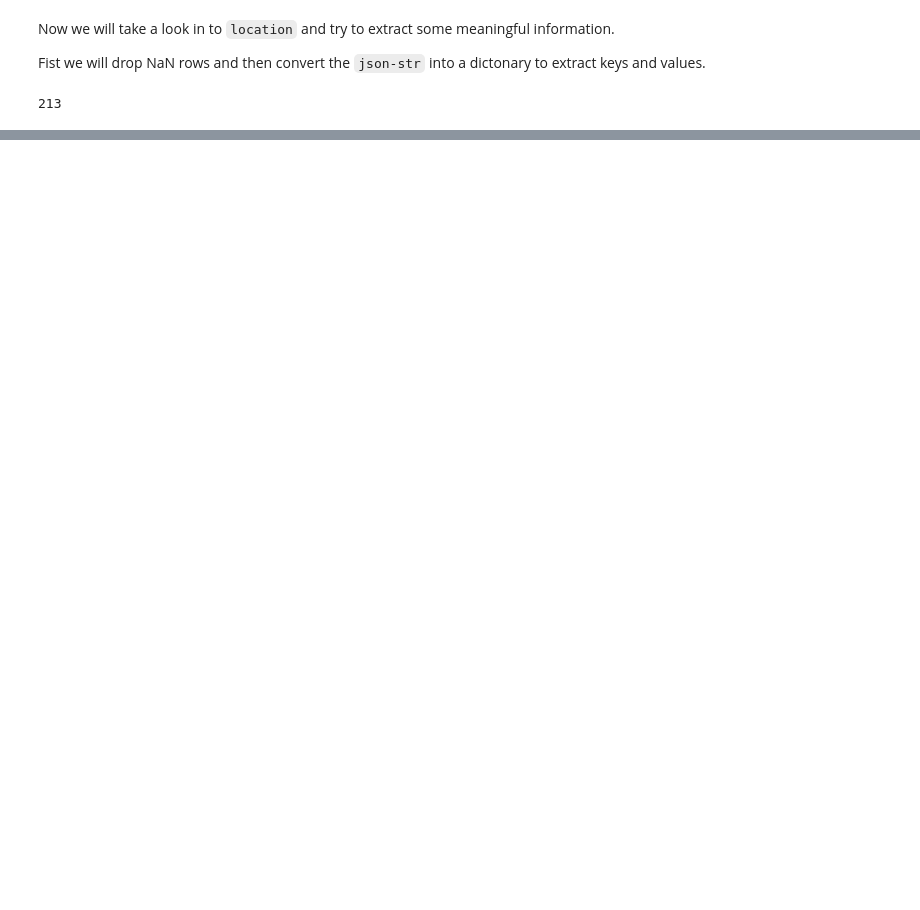
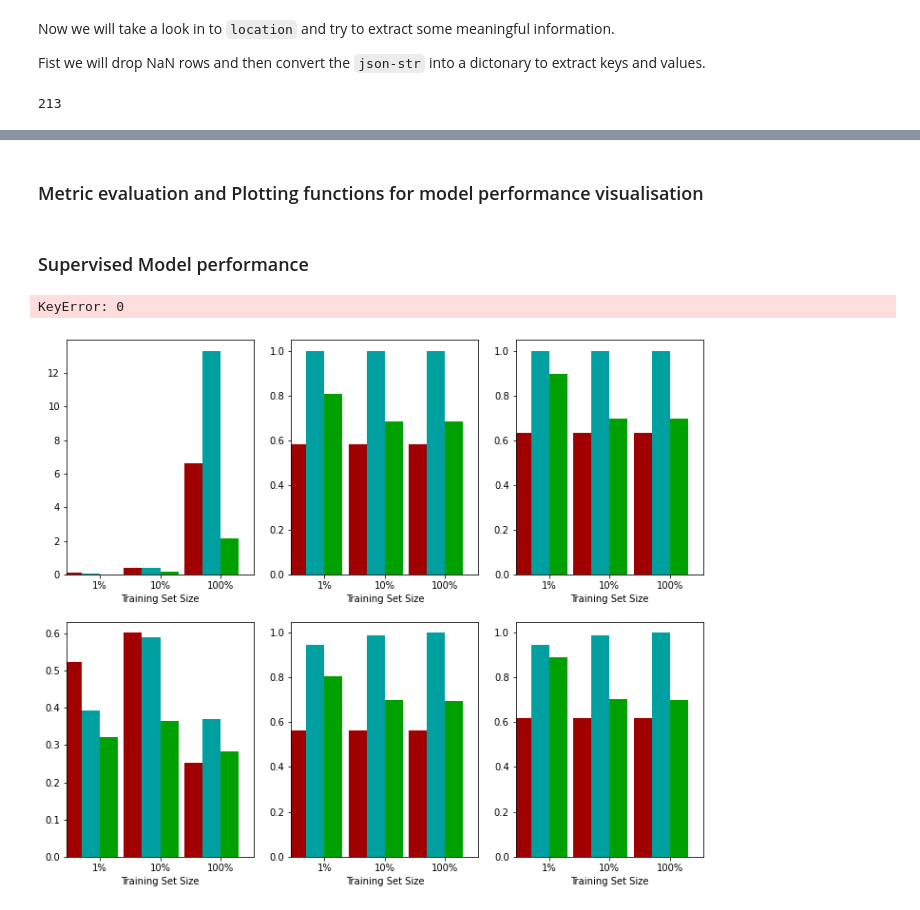
Before and after one commit to bur-oez/Kickstarter-ML-Project, a Jupyter notebook: kickstarter_ml.ipynb, the cells around one changed output, grey strips where cells are left out. Saved outputs shown, nothing was run; the diff lists cells and outputs as text; code cells hidden in the pictures; blank space fills up the shorter version.

Commit message:
feature engineering and prediction models

```diff
--- a/kickstarter_ml.ipynb
+++ b/kickstarter_ml.ipynb
@@ -304,0 +667,19 @@ df.shape
+# %%
+clf_dtree = DecisionTreeClassifier(random_state=101)
+clf_svc = SVC(random_state=101)
+clf_aboost = AdaBoostClassifier(random_state=101)
+clf_logreg = LogisticRegression(random_state=101)
+clf_multiNB = MultinomialNB()
+# %%
+samples_1 = int(round(len(X_train) / 100))
+samples_10 = int(round(len(X_train) / 10))
+samples_25 = int(round(len(X_train) / 4))
+samples_100 = len(X_train)
+# %%
+results = {}
+for clf in [clf_logreg, clf_dtree, clf_multiNB]:
+    clf_name = clf.__class__.__name__
+    results[clf_name] = {}
+    for i, samples in enumerate([samples_1, samples_10, samples_100]):
+        results[clf_name][i] = \
+        train_predict(clf, samples, X_train, y_train, X_test, y_test)
@@ -304,0 +696,4 @@ df.shape
+# %%
+results["clf_svc"] = {}
+results["clf_svc"][2] = \
+train_predict(clf_svc,samples_25, X_train, y_train, X_test, y_test)
@@ -304,0 +722,2 @@ df.shape
+# %% [markdown]
+### Metric evaluation and Plotting functions for model performance visualisation
@@ -304,0 +868,7 @@ df.shape
+# %% [markdown]
+### Supervised Model performance
+# %%
+evaluate(results, accuracy, fscore)
+# %% [output]
+KeyError: 0
+[figure, added]
```
Also changed, not shown: parts of 68 cells of this notebook.
